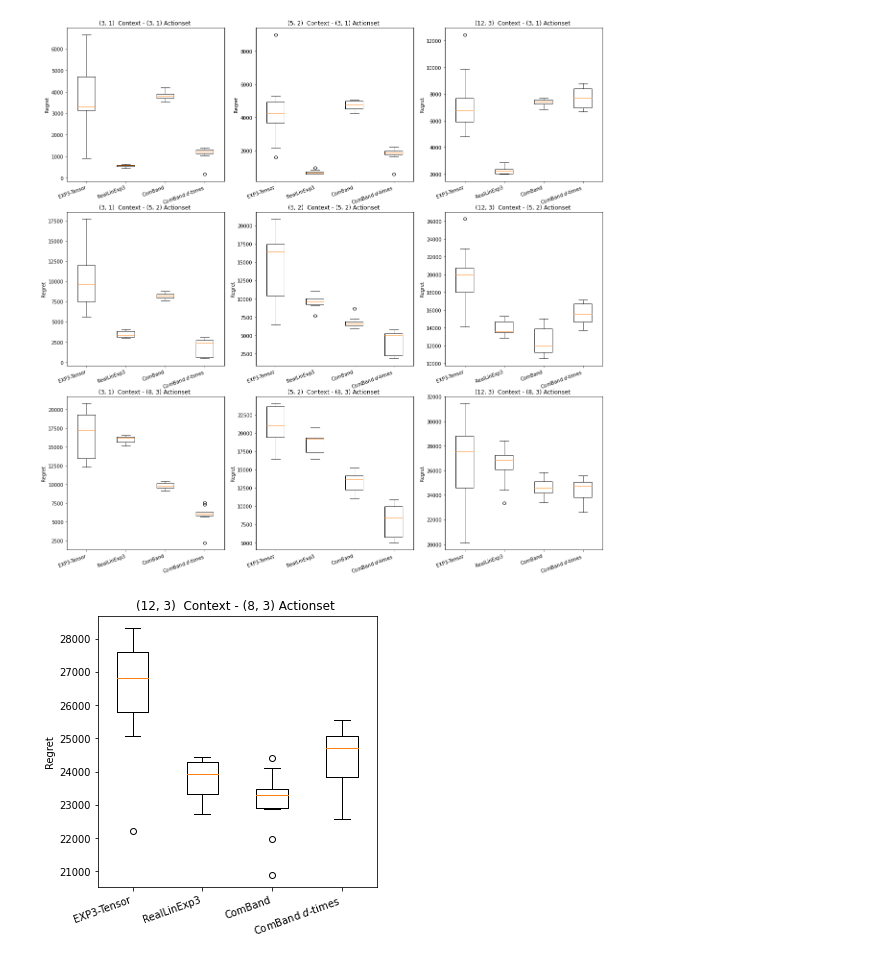
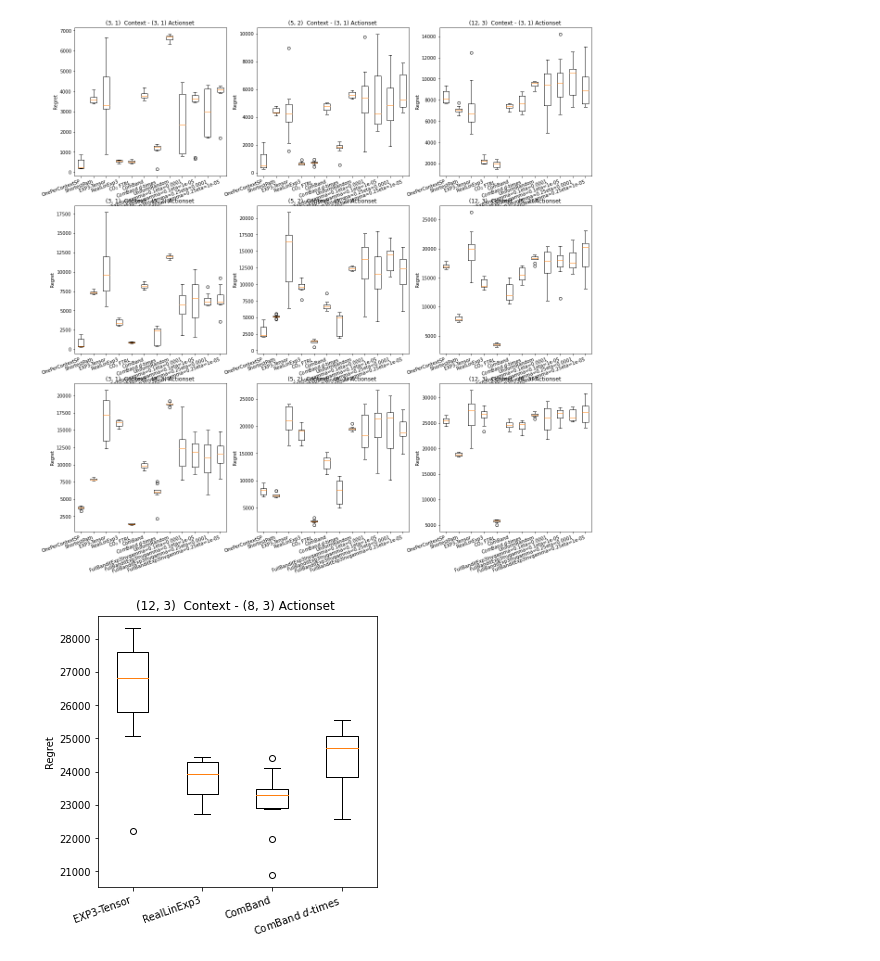
Before and after one commit to LukasZierahn/Combinatorial-Contextual-Bandits, a Jupyter notebook: latex_generator.ipynb, the cells around one changed output. Drawn from its saved outputs; the diff is of its cells as text; code cells hidden in the pictures.

```diff
--- a/latex_generator.ipynb
+++ b/latex_generator.ipynb
@@ -104,7 +104,9 @@ algo_name_dict = {
     "UniformRandom": "UniformRandom",
     "OnePerContext": "ComBand $d$-times",
     "FullBanditNewTuning": "FullBanditNewTuning",
-    "FullBanditExp3Invgamma=0.030983866769659328eta=0.0003227486121839514": "FullBanditKdTuning"
+    "FullBanditExp3Invgamma=0.030983866769659328eta=0.0003227486121839514": "FullBanditKdTuning",
+    "OnePerContextSP": "OnePerContextSP",
+    "ShortestPath": "ShortestPath"
 }
 
 for gamma in [0.1, 0.25]:
@@ -161,10 +163,10 @@ import matplotlib.pyplot as plt
 algo_name_list = results[dist_name][length]
 #algo_name_list = ["FullBanditExp3Inv", "RealLinExp3", "SemiBanditFTRLInv", "NonContextualExp3", "OnePerContext"]
 #algo_name_list = ["FullBanditExp3Invgamma=0.030983866769659328eta=0.0003227486121839514", "FullBanditNewTuning", "FullBanditExp3Inv", "RealLinExp3", "NonContextualExp3", "OnePerContext"]
-algo_name_list = ["FullBanditExp3Inv", "RealLinExp3", "SemiBanditFTRLInv", "NonContextualExp3", "OnePerContext"]
-for gamma in [0.1, 0.25]:
-    for eta in [1e-4, 1e-5]:
-        algo_name_list.append("FullBanditExp3Inv" + f"gamma={gamma}eta={eta}")
+algo_name_list = ["OnePerContextSP", "ShortestPath", "FullBanditExp3Inv", "RealLinExp3", "SemiBanditFTRLInv", "NonContextualExp3", "OnePerContext", "UniformRandom"]
+# for gamma in [0.1, 0.25]:
+#     for eta in [1e-4, 1e-5]:
+#         algo_name_list.append("FullBanditExp3Inv" + f"gamma={gamma}eta={eta}")
 
 number_of_ds = []
 number_of_Ks = []
@@ -203,12 +205,17 @@ for length in results[dist_name].keys():
 # %%
 algo_name_list = results[dist_name][length]
-algo_name_list = ["FullBanditExp3Inv", "RealLinExp3", "NonContextualExp3", "OnePerContext"]
+algo_name_list = ["OnePerContextSP", "ShortestPath", "FullBanditExp3Inv", "RealLinExp3", "SemiBanditFTRLInv", "NonContextualExp3", "OnePerContext", "UniformRandom"]
 
 new_list = []
 for key in algo_name_list:
     adjusted_key = key + "gamma=0.003162277660168379eta=0.003162277660168379"
     new_list.append(adjusted_key)
 algo_name_list = new_list
+
+for gamma in [0.1, 0.25]:
+    for eta in [1e-4, 1e-5]:
+        algo_name_list.append("FullBanditExp3Inv" + f"gamma={gamma}eta={eta}")
+
 
 number_of_ds = []
 number_of_Ks = []
@@ -216,34 +223,34 @@ for length in results[dist_name].keys():
     for dist_name in results.keys():
         number_of_ds.append(sample_sequences[dist_name][length].d)
         number_of_Ks.append(sample_sequences[dist_name][length].K)
 
 number_of_ds = np.unique(number_of_ds)
 number_of_Ks = np.unique(number_of_Ks)
 
 fig, axs = plt.subplots(len(number_of_Ks), len(number_of_ds), figsize=(20, 20))
 
 for length in results[dist_name].keys():
     for dist_name in results.keys():
         sequence = sample_sequences[dist_name][length]
 
         full_regret_list = []
         labels = []
         for index, algo_name in enumerate(algo_name_list):
             regret_list = results[dist_name][length][algo_name]["regret"]
             full_regret_list.append(regret_list)
             labels.append(algo_name_dict[algo_name])
 
             indcies = (np.where(number_of_Ks == sequence.K)[0][0], np.where(number_of_ds == sequence.d)[0][0])
             axs[indcies].set_title(f"({sequence.d}, {context_mset_dict[sequence.d]})  Context - ({sequence.K}, {sequence.m}) Actionset ")
             axs[indcies].set(ylabel='Regret')
             #axs[indcies].plot(index, np.mean(regret_list), marker="o", markersize=20, label=algo_name_dict[algo_name])
             #axs[indcies].legend()
 
         axs[indcies].boxplot(full_regret_list, labels=labels)
         plt.setp(axs[indcies].get_xticklabels(), rotation=20, horizontalalignment='right')
         plt.savefig("sqrt(T)_Tuning")
 # %% [output]
-[figure, old version]
+[figure, new version]
 # %%
 algo_name_list = results[dist_name][length]
 algo_name_list = ["FullBanditExp3Inv", "RealLinExp3", "NonContextualExp3", "OnePerContext"]
```
Also changed, not shown: parts of 3 cells of this notebook, 5 other files.
